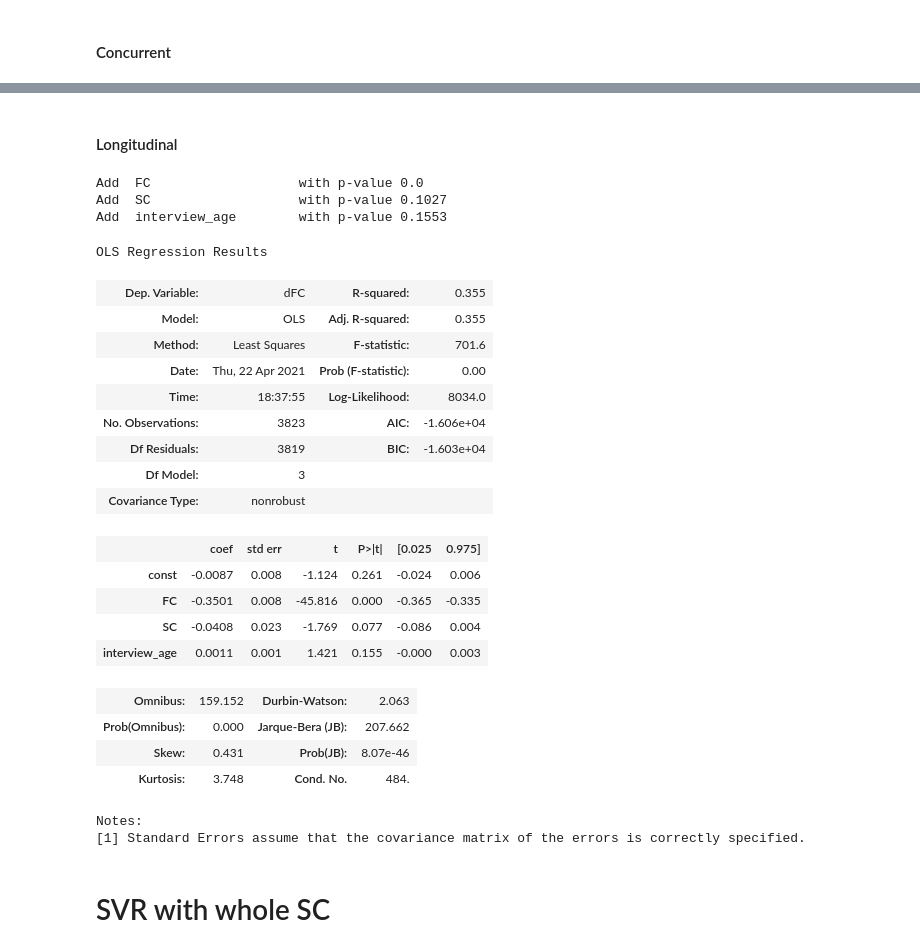
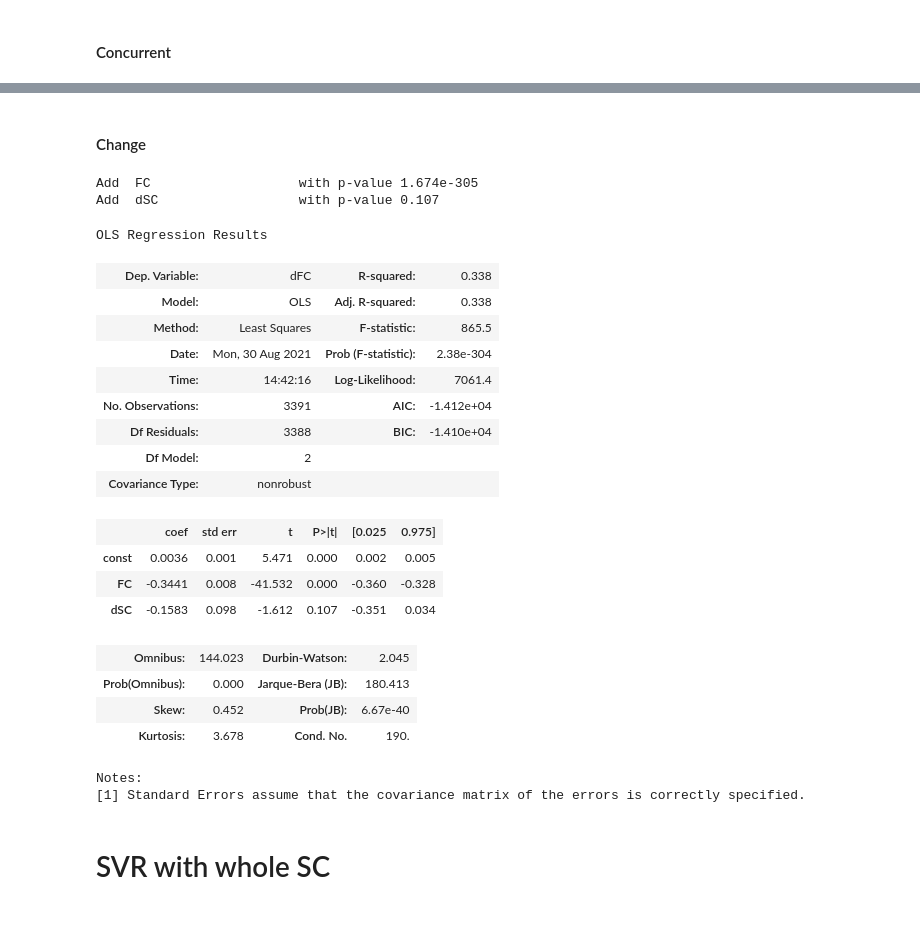
Before and after one commit to AKSoo/StructFunc, a Jupyter notebook: code/StructFunc.ipynb, the cells around one changed output, grey strips where cells are left out. Saved outputs shown, nothing was run; the diff lists cells and outputs as text; code cells hidden in the pictures; blank space fills up the shorter version.

```diff
--- a/code/StructFunc.ipynb
+++ b/code/StructFunc.ipynb
@@ -141,0 +54,9 @@ frontoparietal SC change > 0, p = 1.1E-236
+# %%
+# exclude subjects with any outliers (z > 3)
+fcon_fo_outliers = fcon_fo.loc[np.abs(stats.zscore(fcon_fo)) > 3]
+scon_pslf_outliers = scon_pslf.loc[np.abs(stats.zscore(scon_pslf)) > 3]
+subs_noout = (subs.difference(fcon_fo_outliers.index.get_level_values(0))
+              .difference(scon_pslf_outliers.index.get_level_values(0)))
+print(len(subs_noout), 'subjects')
+
+fcon_fo, scon_pslf = fcon_fo.loc[subs_noout], scon_pslf.loc[subs_noout]
@@ -141,0 +65,3 @@ frontoparietal SC change > 0, p = 1.1E-236
+# %%
+age = (covariates.loc[fcon_fo.index, 'interview_age'] / 12).rename('age')
+age_diff = age.groupby(level=0).diff().dropna().droplevel(1).rename('age_diff')
@@ -288,0 +232,6 @@ scon_pslf_control_age_linregress = stats.linregress(age_month / 12, scon_pslf_no
+# %%
+confounds = fc_extra[['meanmotion']].join(covariates[['sex', 'race', 'hisp']])
+fcon_fo_r = residual.residuals(fcon_fo, sm.OLS, confounds)
+
+confounds = sc_extra[['meanmotion']].join(covariates[['sex', 'race', 'hisp']])
+scon_pslf_r = residual.residuals(scon_pslf, sm.OLS, confounds)
@@ -313,7 +265,5 @@ plt.show()
 # %%
-dFC_fo_control = (fcon_fo_noout_control.groupby(level=0)
-                  .diff().dropna().droplevel('eventname')
-                  .divide(age_month_diff / 12))
-dSC_pslf_control = (scon_pslf_noout_control.groupby(level=0)
-                    .diff().dropna().droplevel('eventname')
-                    .divide(age_month_diff / 12))
+dFC_fo = (fcon_fo_r.groupby(level=0).diff().dropna().droplevel(1)
+          .divide(age_diff))
+dSC_pslf = (scon_pslf_r.groupby(level=0).diff().dropna().droplevel(1)
+            .divide(age_diff))
@@ -362,2 +305,2 @@ Notes:
 # %% [markdown]
-#### Longitudinal
+#### Change
@@ -368,32 +307,32 @@ data_long = (data.xs(abcd.EVENTS[0], level='eventname')
 # %%
-results = stepwise_selection(data_long[['FC', 'SC', 'interview_age', 'age_diff', 'dSC']],
-                             data_long['dFC'],
+data = (pd.DataFrame({'FC': fcon_fo_r, 'SC': scon_pslf_r})
+        .join(age).join(age_diff).xs(abcd.EVENTS[0], level=1)
+        .join(dFC_fo.rename('dFC')).join(dSC_pslf.rename('dSC')))
+
+results = stepwise_selection(data[['FC', 'SC', 'age', 'age_diff', 'dSC']], data['dFC'],
                              p_enter=0.2, p_remove=0.4)
-
 results.summary()
 # %% [output]
-Add  FC                   with p-value 0.0
-Add  SC                   with p-value 0.1027
-Add  interview_age        with p-value 0.1553
+Add  FC                   with p-value 1.674e-305
+Add  dSC                  with p-value 0.107
 OLS Regression Results
-| Dep. Variable: | dFC | R-squared: | 0.355 |
-| Model: | OLS | Adj. R-squared: | 0.355 |
-| Method: | Least Squares | F-statistic: | 701.6 |
-| Date: | Thu, 22 Apr 2021 | Prob (F-statistic): | 0.00 |
-| Time: | 18:37:55 | Log-Likelihood: | 8034.0 |
-| No. Observations: | 3823 | AIC: | -1.606e+04 |
-| Df Residuals: | 3819 | BIC: | -1.603e+04 |
-| Df Model: | 3 |  |  |
+| Dep. Variable: | dFC | R-squared: | 0.338 |
+| Model: | OLS | Adj. R-squared: | 0.338 |
+| Method: | Least Squares | F-statistic: | 865.5 |
+| Date: | Mon, 30 Aug 2021 | Prob (F-statistic): | 2.38e-304 |
+| Time: | 14:42:16 | Log-Likelihood: | 7061.4 |
+| No. Observations: | 3391 | AIC: | -1.412e+04 |
+| Df Residuals: | 3388 | BIC: | -1.410e+04 |
+| Df Model: | 2 |  |  |
 | Covariance Type: | nonrobust |  |  |
 |  | coef | std err | t | P>|t| | [0.025 | 0.975] |
-| const | -0.0087 | 0.008 | -1.124 | 0.261 | -0.024 | 0.006 |
-| FC | -0.3501 | 0.008 | -45.816 | 0.000 | -0.365 | -0.335 |
-| SC | -0.0408 | 0.023 | -1.769 | 0.077 | -0.086 | 0.004 |
-| interview_age | 0.0011 | 0.001 | 1.421 | 0.155 | -0.000 | 0.003 |
+| const | 0.0036 | 0.001 | 5.471 | 0.000 | 0.002 | 0.005 |
+| FC | -0.3441 | 0.008 | -41.532 | 0.000 | -0.360 | -0.328 |
+| dSC | -0.1583 | 0.098 | -1.612 | 0.107 | -0.351 | 0.034 |
-| Omnibus: | 159.152 | Durbin-Watson: | 2.063 |
-| Prob(Omnibus): | 0.000 | Jarque-Bera (JB): | 207.662 |
-| Skew: | 0.431 | Prob(JB): | 8.07e-46 |
-| Kurtosis: | 3.748 | Cond. No. | 484. |
+| Omnibus: | 144.023 | Durbin-Watson: | 2.045 |
+| Prob(Omnibus): | 0.000 | Jarque-Bera (JB): | 180.413 |
+| Skew: | 0.452 | Prob(JB): | 6.67e-40 |
+| Kurtosis: | 3.678 | Cond. No. | 190. |
 Notes:
 [1] Standard Errors assume that the covariance matrix of the errors is correctly specified.
 # %% [markdown]
```
Also changed, not shown: parts of 79 cells of this notebook, 1 other file.
